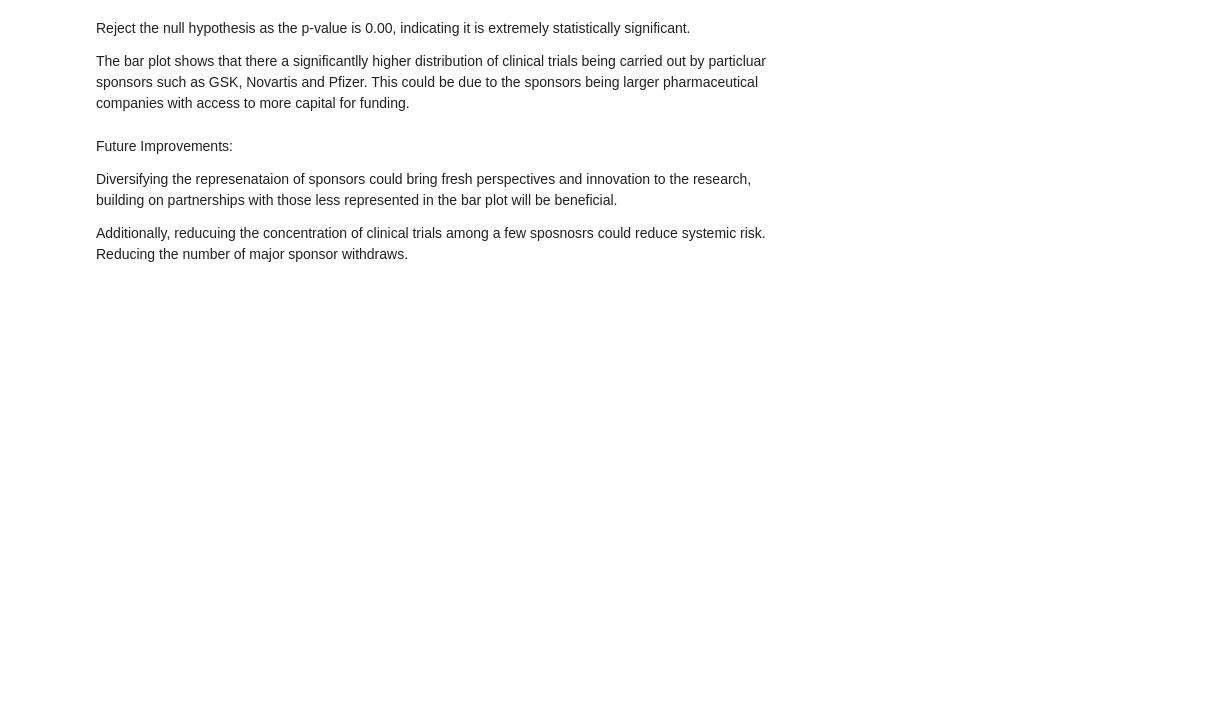
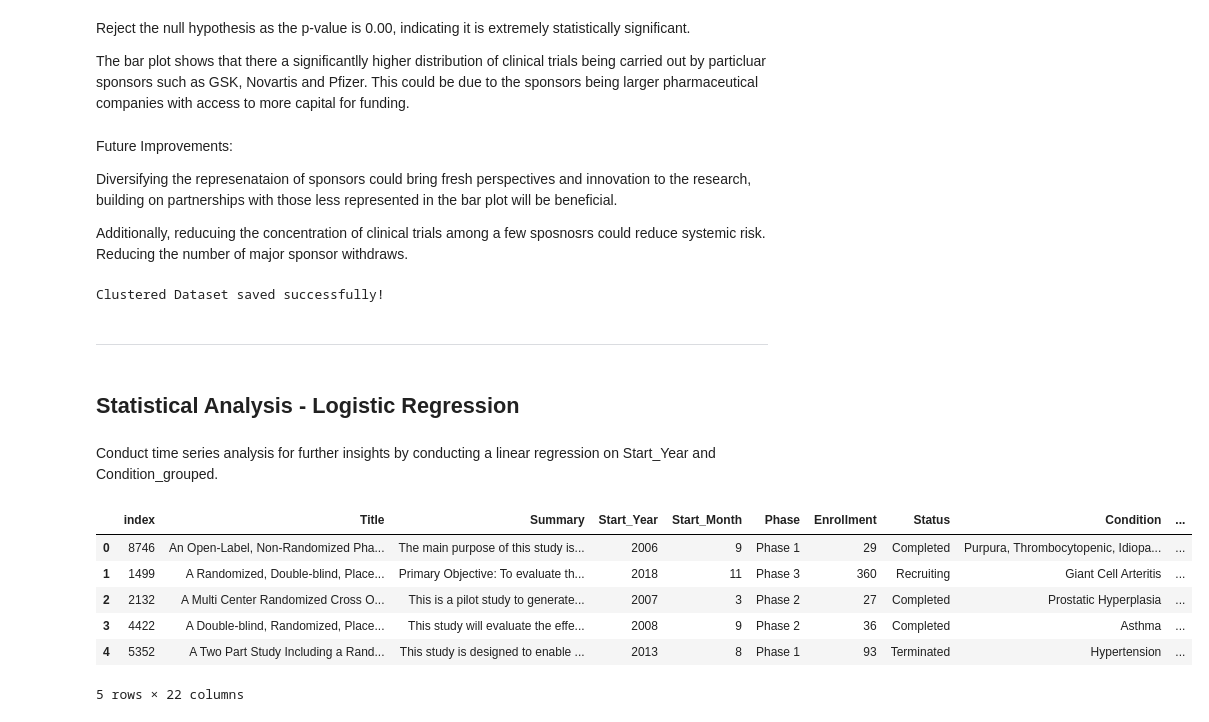
Before and after one commit to ksharpe-byte/clinical-trial-trends, a Jupyter notebook: jupyter_notebooks/hypothesis_testing.ipynb, the cells around one changed output. Cells and saved outputs as stored; diff of their text form; code cells hidden in the pictures; blank space fills up the shorter version.

Commit message:
Saved clustered dataset to GitHub repo

```diff
--- a/jupyter_notebooks/hypothesis_testing.ipynb
+++ b/jupyter_notebooks/hypothesis_testing.ipynb
@@ -423,3 +423,30 @@ Future Improvements:
 Diversifying the represenataion of sponsors could bring fresh perspectives and innovation to the research, building on partnerships with those less represented in the bar plot will be beneficial.
 
 Additionally, reducuing the concentration of clinical trials among a few sposnosrs could reduce systemic risk. Reducing the number of major sponsor withdraws.
+# %%
+# Save the DataFrame
+output_dir = '../data/outputs'
+os.makedirs(output_dir, exist_ok=True)  # Ensure the output directory exists
+df.to_csv(f'{output_dir}/clinical_trials_clustered.csv', index=True)
+
+print("Clustered Dataset saved successfully!")
+# %% [output]
+Clustered Dataset saved successfully!
+# %% [markdown]
+_________
+# %% [markdown]
+## Statistical Analysis - Logistic Regression
+# %% [markdown]
+Conduct time series analysis for further insights by conducting a linear regression on Start_Year and Condition_grouped.
+# %%
+# Load the encoded dataset
+df = pd.read_csv('../data/outputs/encoded_clinical_trials.csv')
+df.head()
+# %% [output]
+|  | index | Title | Summary | Start_Year | Start_Month | Phase | Enrollment | Status | Condition | ... |
+| 0 | 8746 | An Open-Label, Non-Randomized Pha... | The main purpose of this study is... | 2006 | 9 | Phase 1 | 29 | Completed | Purpura, Thrombocytopenic, Idiopa... | ... |
+| 1 | 1499 | A Randomized, Double-blind, Place... | Primary Objective: To evaluate th... | 2018 | 11 | Phase 3 | 360 | Recruiting | Giant Cell Arteritis | ... |
+| 2 | 2132 | A Multi Center Randomized Cross O... | This is a pilot study to generate... | 2007 | 3 | Phase 2 | 27 | Completed | Prostatic Hyperplasia | ... |
+| 3 | 4422 | A Double-blind, Randomized, Place... | This study will evaluate the effe... | 2008 | 9 | Phase 2 | 36 | Completed | Asthma | ... |
+| 4 | 5352 | A Two Part Study Including a Rand... | This study is designed to enable ... | 2013 | 8 | Phase 1 | 93 | Terminated | Hypertension | ... |
+5 rows × 22 columns
```
Also changed, not shown: 2 other files.
